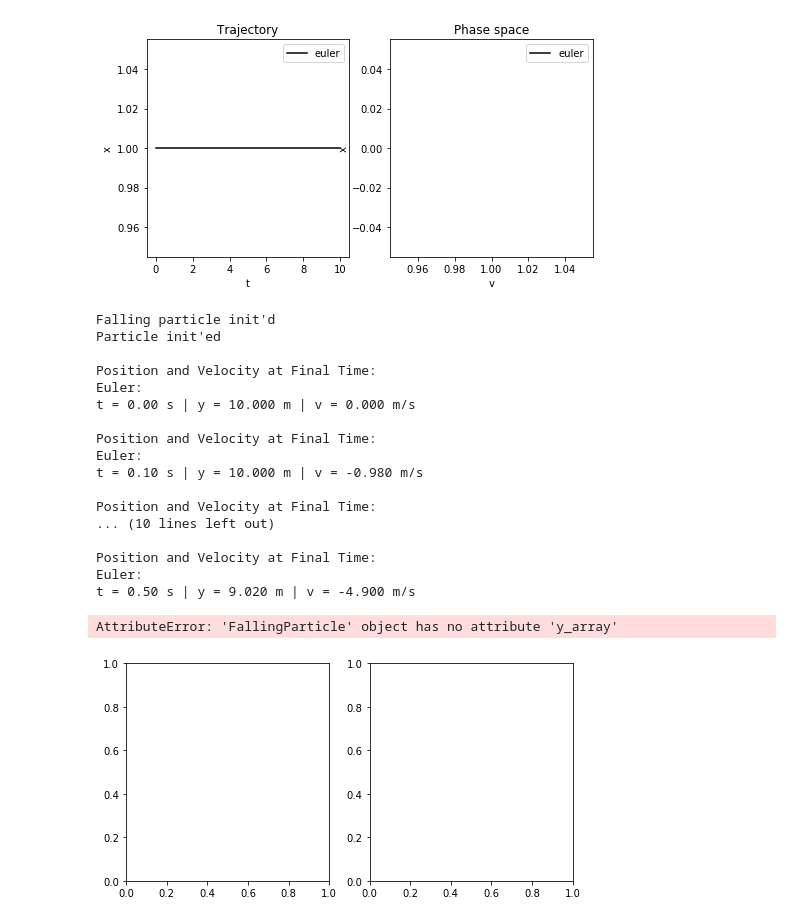
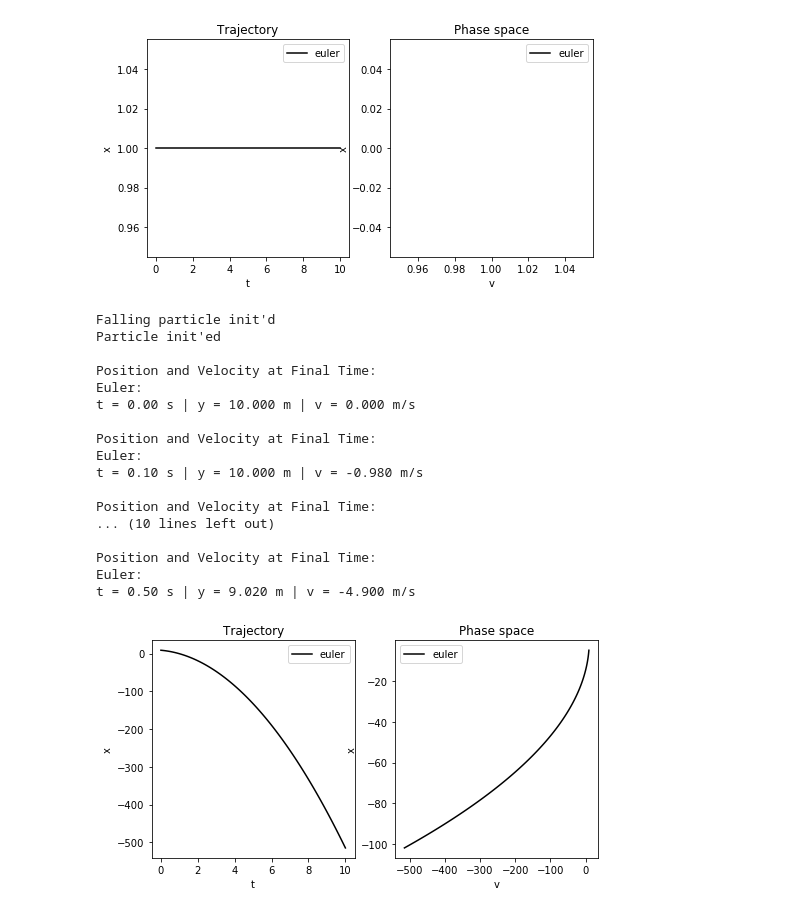
Before and after one commit to ChaceHayhurst/Lectures, a Jupyter notebook: Lecture3.ipynb, the cells around one changed output. Cells and saved outputs as stored; diff of their text form; code cells hidden in the pictures.

```diff
--- a/Lecture3.ipynb
+++ b/Lecture3.ipynb
@@ -199,32 +199,32 @@ fallball = FallingParticle(m = 10, x0=10)
 fallball.results()
 fallball.Euler_step()
 fallball.results()
 fallball.Euler_step()
 fallball.results()
 fallball.Euler_step()
 fallball.results()
 fallball.Euler_step()
 fallball.results()
 fallball.Euler_step()
 fallball.results()
+fallball.trajectory()
 fallball.plot()
 # %% [output]
 Falling particle init'd
 Particle init'ed
 
 Position and Velocity at Final Time:
 Euler:
 t = 0.00 s | y = 10.000 m | v = 0.000 m/s
 
 Position and Velocity at Final Time:
 Euler:
 t = 0.10 s | y = 10.000 m | v = -0.980 m/s
 
 Position and Velocity at Final Time:
 ... (10 lines left out)
 
 Position and Velocity at Final Time:
 Euler:
 t = 0.50 s | y = 9.020 m | v = -4.900 m/s
-AttributeError: 'FallingParticle' object has no attribute 'y_array'
-[figure, old version]
+[figure, new version]
```
Also changed, not shown: parts of 1 cell of this notebook.
